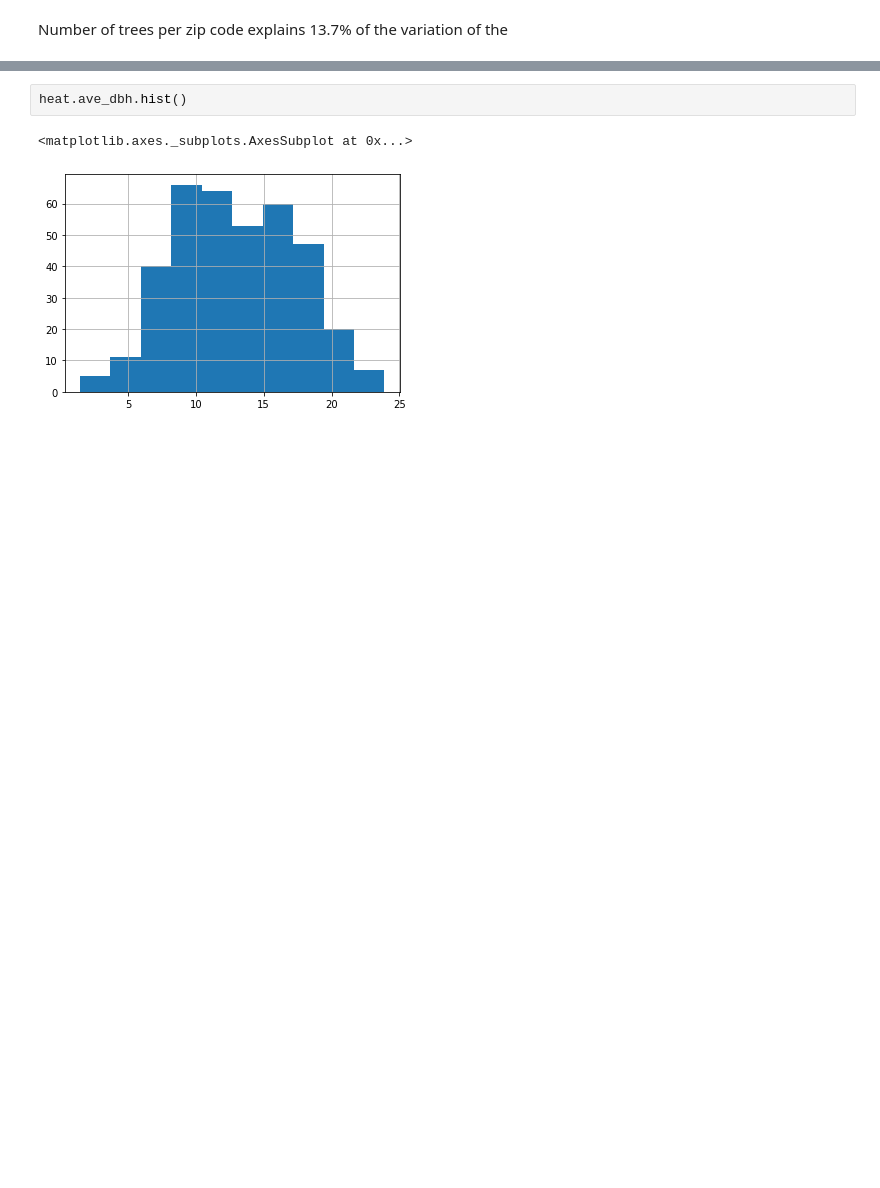
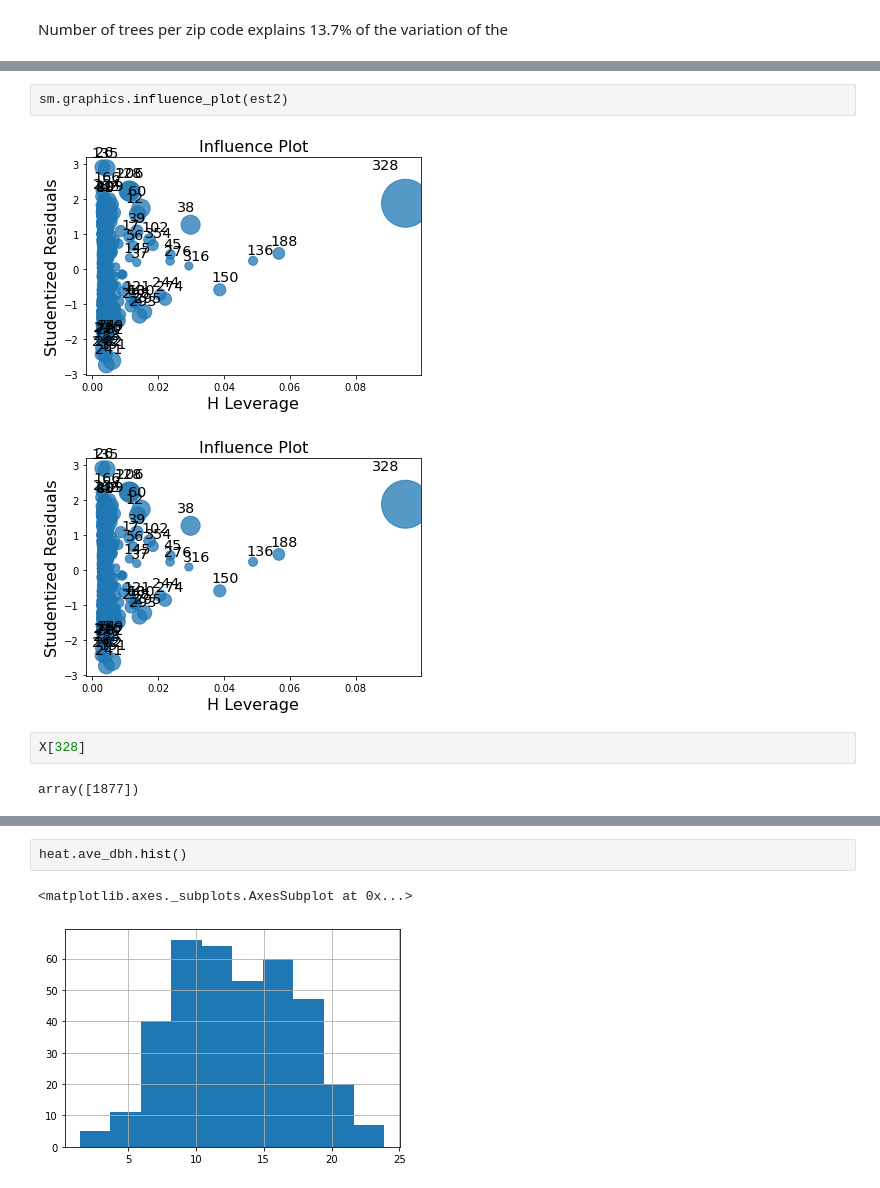
Before and after one commit to ReidelVichot/PUS2022_AirQualPHL, a Jupyter notebook: Final_Models_Regressions_Correlation_RF.ipynb, the cells around one changed output, grey strips where cells are left out. Cells and saved outputs as stored; diff of their text form; blank space fills up the shorter version.

```diff
--- a/Final_Models_Regressions_Correlation_RF.ipynb
+++ b/Final_Models_Regressions_Correlation_RF.ipynb
@@ -180,0 +198,9 @@ Number of trees per zip code explains 13.7% of the variation of the
+# %%
+sm.graphics.influence_plot(est2)
+# %% [output]
+[figure, added]
+[figure, added]
+# %%
+X[328]
+# %% [output]
+array([1877])
```
Also changed, not shown: parts of 20 cells of this notebook.
